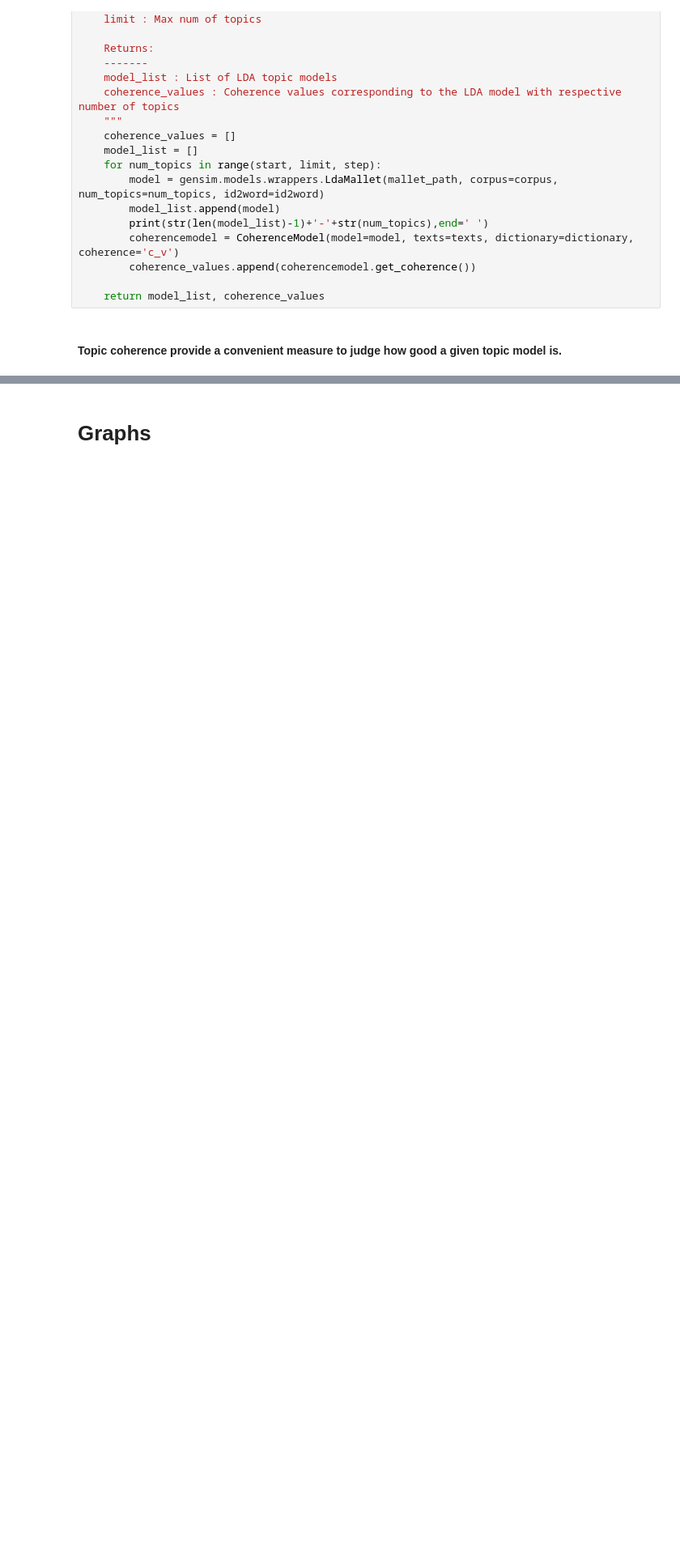
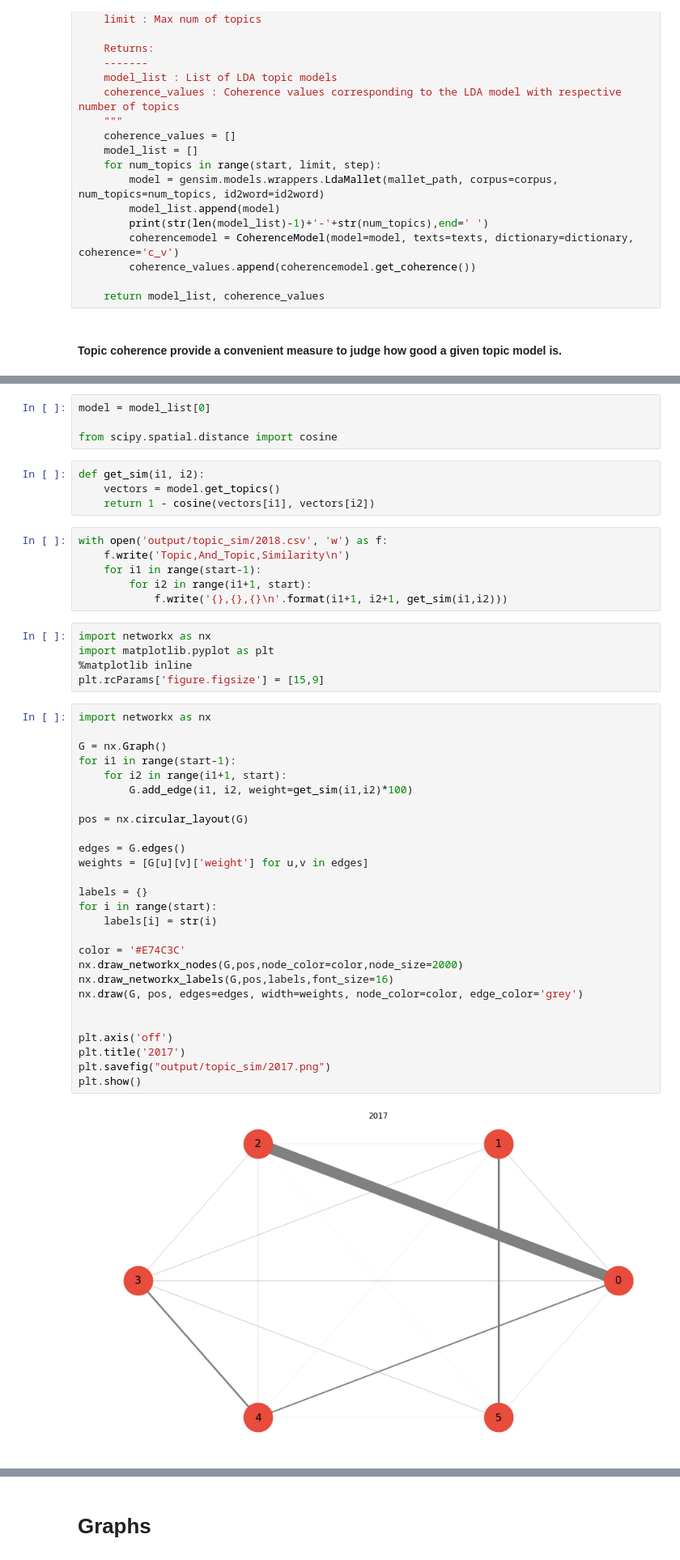
Before and after one commit to soda-lab/family-violence, a Jupyter notebook: Topic_Modeling.ipynb, the cells around one changed output, grey strips where cells are left out. Shown at 81% size. Cells and saved outputs as stored; diff of their text form; blank space fills up the shorter version.

```diff
--- a/Topic_Modeling.ipynb
+++ b/Topic_Modeling.ipynb
@@ -276,0 +260,48 @@ model_list, coherence_values = compute_coherence_values(dictionary=id2word, corp
+# %%
+model = model_list[0]
+
+from scipy.spatial.distance import cosine
+# %%
+def get_sim(i1, i2):
+    vectors = model.get_topics()
+    return 1 - cosine(vectors[i1], vectors[i2])
+# %%
+with open('output/topic_sim/2018.csv', 'w') as f:
+    f.write('Topic,And_Topic,Similarity\n')
+    for i1 in range(start-1):
+        for i2 in range(i1+1, start):
+            f.write('{},{},{}\n'.format(i1+1, i2+1, get_sim(i1,i2)))
+# %%
+import networkx as nx
+import matplotlib.pyplot as plt
+%matplotlib inline
+plt.rcParams['figure.figsize'] = [15,9]
+# %%
+import networkx as nx
+
+G = nx.Graph()
+for i1 in range(start-1):
+    for i2 in range(i1+1, start):
+        G.add_edge(i1, i2, weight=get_sim(i1,i2)*100)
+
+pos = nx.circular_layout(G)
+
+edges = G.edges()
+weights = [G[u][v]['weight'] for u,v in edges]
+
+labels = {}
+for i in range(start):
+    labels[i] = str(i)
+
+color = '#E74C3C'
+nx.draw_networkx_nodes(G,pos,node_color=color,node_size=2000)
+nx.draw_networkx_labels(G,pos,labels,font_size=16)
+nx.draw(G, pos, edges=edges, width=weights, node_color=color, edge_color='grey')
+
+
+plt.axis('off')
+plt.title('2017')
+plt.savefig("output/topic_sim/2017.png")
+plt.show()
+# %% [output]
+[figure, added]
```
Also changed, not shown: parts of 44 cells of this notebook, 3 other files.
